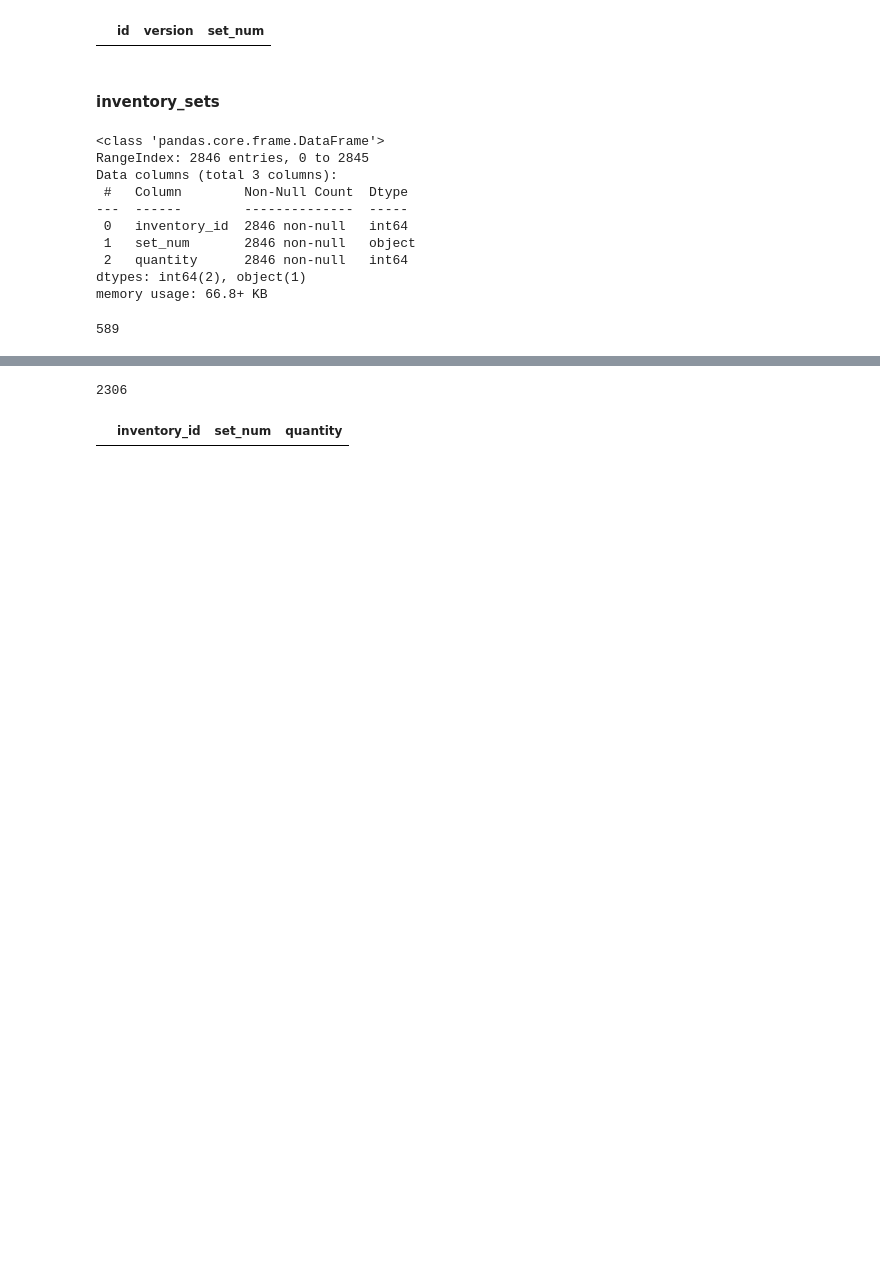
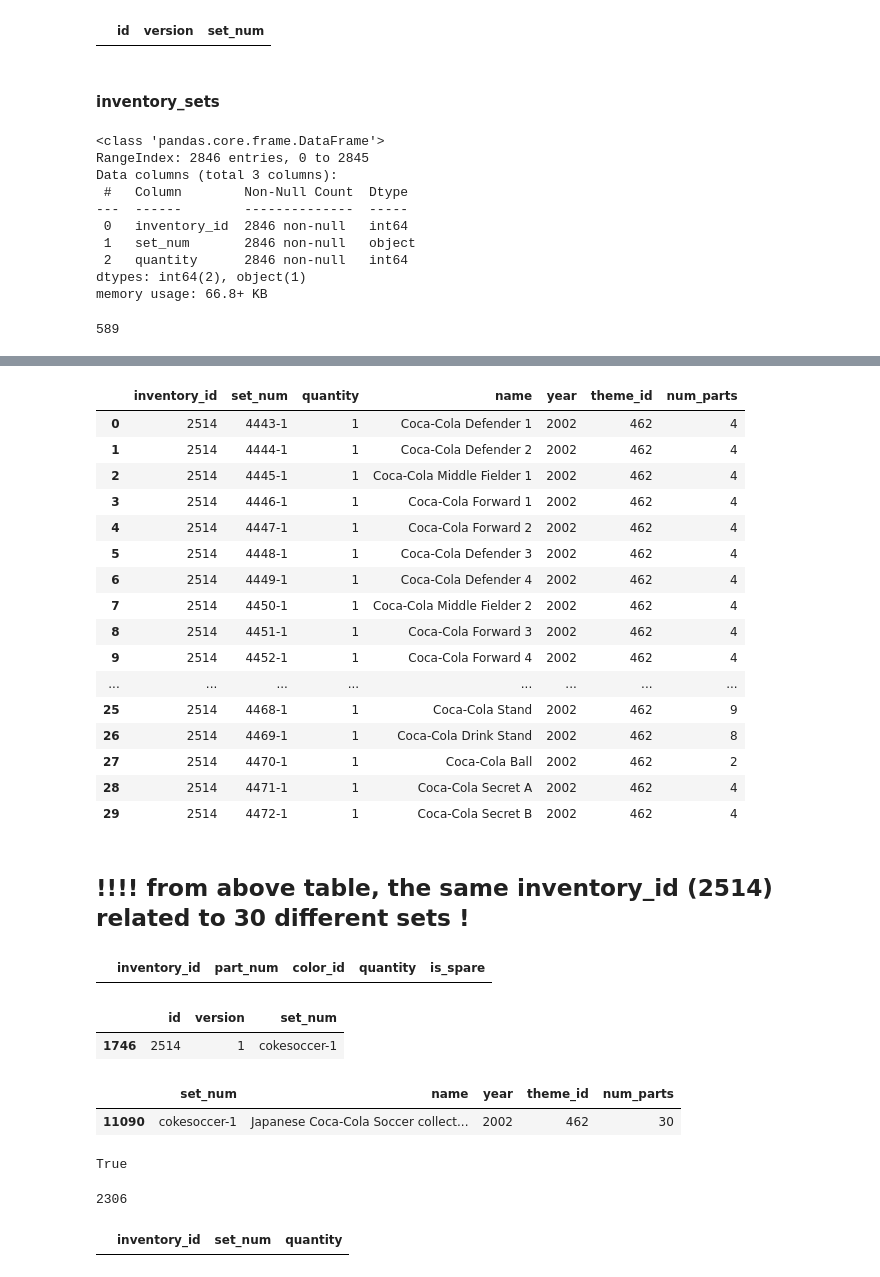
Before and after one commit to hahahassan/Lego_CPSC_project, a Jupyter notebook: notebook/lego_analysis.ipynb, the cells around one changed output, grey strips where cells are left out. Cells and saved outputs as stored; diff of their text form; code cells hidden in the pictures; blank space fills up the shorter version.

```diff
--- a/notebook/lego_analysis.ipynb
+++ b/notebook/lego_analysis.ipynb
@@ -134,0 +151,3 @@ dataframes['inventory_sets']['inventory_id'].nunique() # inventory_id is not uni
+# %%
+df_id_2514 = dataframes['inventory_sets'][dataframes['inventory_sets']['inventory_id']==2514]
+df_id_2514
@@ -135,3 +172,47 @@ dataframes['inventory_sets']['inventory_id'].nunique() # inventory_id is not uni
+# %%
+# when a inventory_id has 30 set ?
+# merge sets name to this to check
+df_id_2514.merge(dataframes['sets'],on='set_num',how='inner')
+# %% [output]
+|  | inventory_id | set_num | quantity | name | year | theme_id | num_parts |
+| 0 | 2514 | 4443-1 | 1 | Coca-Cola Defender 1 | 2002 | 462 | 4 |
+| 1 | 2514 | 4444-1 | 1 | Coca-Cola Defender 2 | 2002 | 462 | 4 |
+| 2 | 2514 | 4445-1 | 1 | Coca-Cola Middle Fielder 1 | 2002 | 462 | 4 |
+| 3 | 2514 | 4446-1 | 1 | Coca-Cola Forward 1 | 2002 | 462 | 4 |
+| 4 | 2514 | 4447-1 | 1 | Coca-Cola Forward 2 | 2002 | 462 | 4 |
+| 5 | 2514 | 4448-1 | 1 | Coca-Cola Defender 3 | 2002 | 462 | 4 |
+| 6 | 2514 | 4449-1 | 1 | Coca-Cola Defender 4 | 2002 | 462 | 4 |
+| 7 | 2514 | 4450-1 | 1 | Coca-Cola Middle Fielder 2 | 2002 | 462 | 4 |
+| 8 | 2514 | 4451-1 | 1 | Coca-Cola Forward 3 | 2002 | 462 | 4 |
+| 9 | 2514 | 4452-1 | 1 | Coca-Cola Forward 4 | 2002 | 462 | 4 |
+| ... | ... | ... | ... | ... | ... | ... | ... |
+| 25 | 2514 | 4468-1 | 1 | Coca-Cola Stand | 2002 | 462 | 9 |
+| 26 | 2514 | 4469-1 | 1 | Coca-Cola Drink Stand | 2002 | 462 | 8 |
+| 27 | 2514 | 4470-1 | 1 | Coca-Cola Ball | 2002 | 462 | 2 |
+| 28 | 2514 | 4471-1 | 1 | Coca-Cola Secret A | 2002 | 462 | 4 |
+| 29 | 2514 | 4472-1 | 1 | Coca-Cola Secret B | 2002 | 462 | 4 |
+# %% [markdown]
+## !!!! from above table, the same inventory_id (2514) related to 30 different sets !
+# %%
+dataframes['inventory_parts'][dataframes['inventory_parts']['inventory_id'] ==2514]
+# %% [output]
+|  | inventory_id | part_num | color_id | quantity | is_spare |
+# %%
+# check 2514 in inventories table
+dataframes['inventories'][dataframes['inventories']['id'] == 2514]
+# %% [output]
+|  | id | version | set_num |
+| 1746 | 2514 | 1 | cokesoccer-1 |
+# %%
+# find set_num( cokesoccer-1) in sets
+dataframes['sets'][dataframes['sets']['set_num'] =='cokesoccer-1' ]
+# %% [output]
+|  | set_num | name | year | theme_id | num_parts |
+| 11090 | cokesoccer-1 | Japanese Coca-Cola Soccer collect... | 2002 | 462 | 30 |
+# %%
+df_id_2514['set_num'].nunique() == len(df_id_2514)
+# %% [output]
+True
 # %%
 dataframes['inventory_sets']['set_num'].nunique() # the number of set_num's unique value > than inventory_id unique value
 # %% [output]
```
Also changed, not shown: parts of 52 cells of this notebook.
